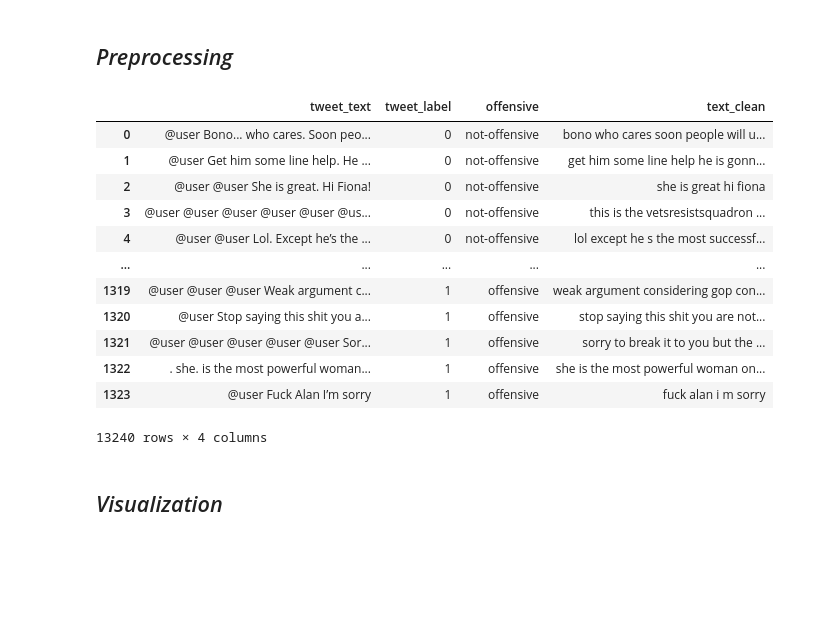
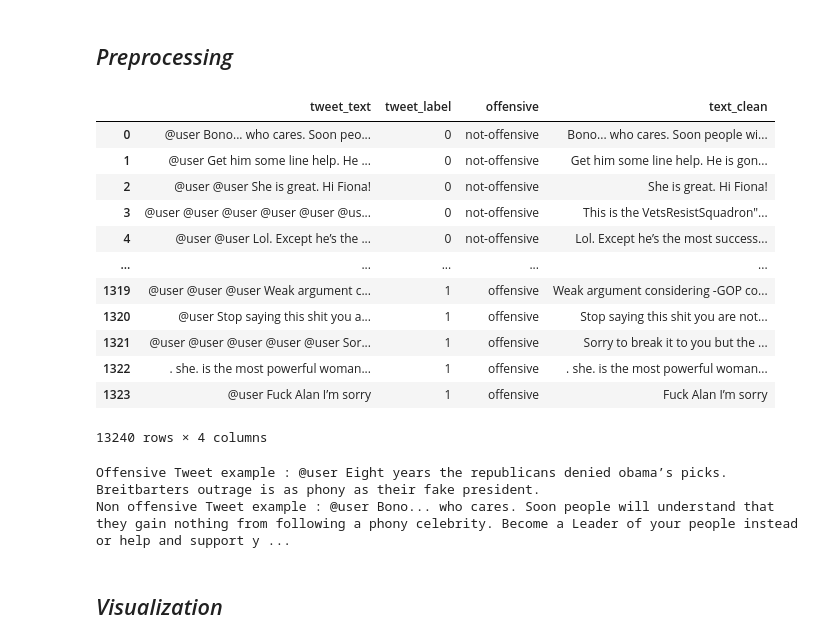
Before and after one commit to bb20417/CE888, a Jupyter notebook: Project/tweetClassification.ipynb, the cells around one changed output. Drawn from its saved outputs; the diff is of its cells as text; code cells hidden in the pictures; blank space fills up the shorter version.

```diff
--- a/Project/tweetClassification.ipynb
+++ b/Project/tweetClassification.ipynb
@@ -520,26 +673,36 @@ off_combo_test = pd.merge(df_off_test,off_map, on='tweet_label')
 off_train_val = pd.concat([off_combo_train,off_combo_val])
 # %%
 train_off = off_train_val.copy()
-train_off['text_clean'] = train_off['tweet_text'].apply(str).apply(lambda x: text_preprocessing(x))
+train_off['text_clean'] = train_off['tweet_text'].apply(str).apply(lambda x: preprocess(x))
 # %%
 #removing workds like user and amp in clean tweets
 train_off['text_clean'] = train_off['text_clean'].str.replace('user','')
 train_off['text_clean'] = train_off['text_clean'].str.replace('amp','')
+train_off['text_clean'] = train_off['text_clean'].str.replace('@','')
+
 train_off
 # %% [output]
 |  | tweet_text | tweet_label | offensive | text_clean |
-| 0 | @user Bono... who cares. Soon peo... | 0 | not-offensive | bono who cares soon people will u... |
-| 1 | @user Get him some line help. He ... | 0 | not-offensive | get him some line help he is gonn... |
-| 2 | @user @user She is great. Hi Fiona! | 0 | not-offensive | she is great hi fiona |
-| 3 | @user @user @user @user @user @us... | 0 | not-offensive | this is the vetsresistsquadron ... |
-| 4 | @user @user Lol. Except he’s the ... | 0 | not-offensive | lol except he s the most successf... |
+| 0 | @user Bono... who cares. Soon peo... | 0 | not-offensive | Bono... who cares. Soon people wi... |
+| 1 | @user Get him some line help. He ... | 0 | not-offensive | Get him some line help. He is gon... |
+| 2 | @user @user She is great. Hi Fiona! | 0 | not-offensive | She is great. Hi Fiona! |
+| 3 | @user @user @user @user @user @us... | 0 | not-offensive | This is the VetsResistSquadron"... |
+| 4 | @user @user Lol. Except he’s the ... | 0 | not-offensive | Lol. Except he’s the most success... |
 | ... | ... | ... | ... | ... |
-| 1319 | @user @user @user Weak argument c... | 1 | offensive | weak argument considering gop con... |
-| 1320 | @user Stop saying this shit you a... | 1 | offensive | stop saying this shit you are not... |
-| 1321 | @user @user @user @user @user Sor... | 1 | offensive | sorry to break it to you but the ... |
-| 1322 | . she. is the most powerful woman... | 1 | offensive | she is the most powerful woman on... |
-| 1323 | @user Fuck Alan I’m sorry | 1 | offensive | fuck alan i m sorry |
+| 1319 | @user @user @user Weak argument c... | 1 | offensive | Weak argument considering -GOP co... |
+| 1320 | @user Stop saying this shit you a... | 1 | offensive | Stop saying this shit you are not... |
+| 1321 | @user @user @user @user @user Sor... | 1 | offensive | Sorry to break it to you but the ... |
+| 1322 | . she. is the most powerful woman... | 1 | offensive | . she. is the most powerful woman... |
+| 1323 | @user Fuck Alan I’m sorry | 1 | offensive | Fuck Alan I’m sorry |
 13240 rows × 4 columns
+# %%
+# offensive tweet
+print("Offensive Tweet example :",off_train_val[off_train_val['offensive']=='offensive']['tweet_text'].values[0])
+#Not-offensive Tweet
+print("Non offensive Tweet example :",off_train_val[off_train_val['offensive']=='not-offensive']['tweet_text'].values[0])
+# %% [output]
+Offensive Tweet example : @user Eight years the republicans denied obama’s picks. Breitbarters outrage is as phony as their fake president.
+Non offensive Tweet example : @user Bono... who cares. Soon people will understand that they gain nothing from following a phony celebrity. Become a Leader of your people instead or help and support y ...
 # %% [markdown]
 ## *Visualization*
 # %%
```
Also changed, not shown: parts of 37 cells of this notebook.
